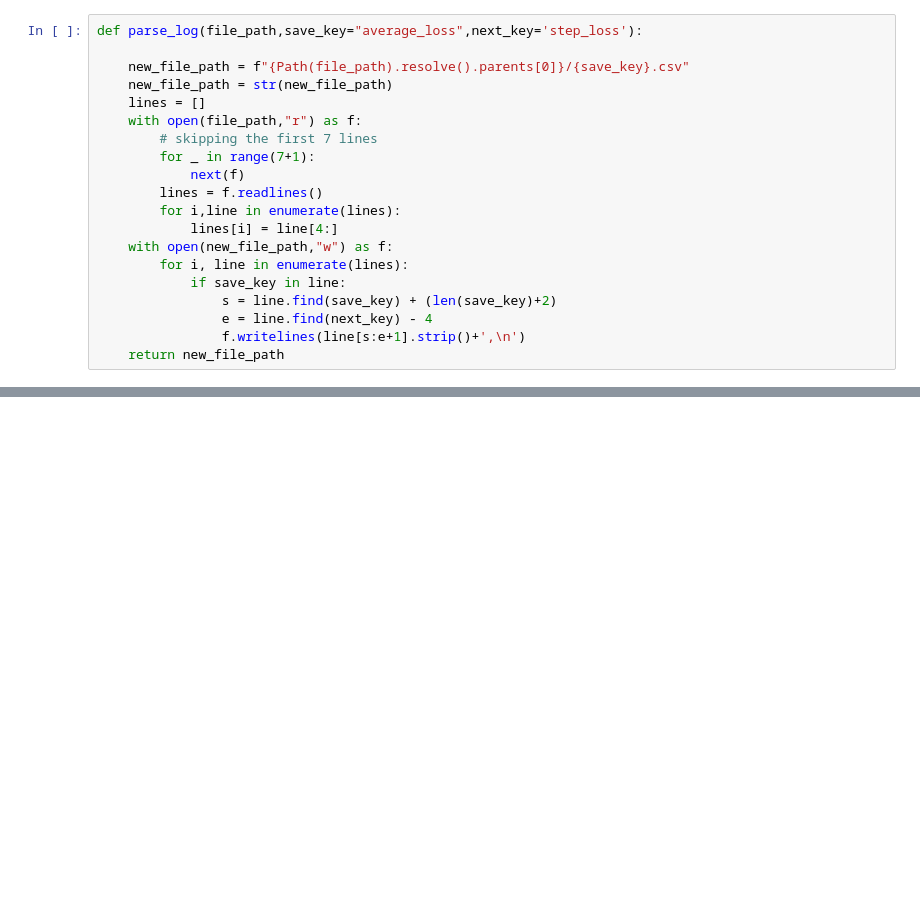
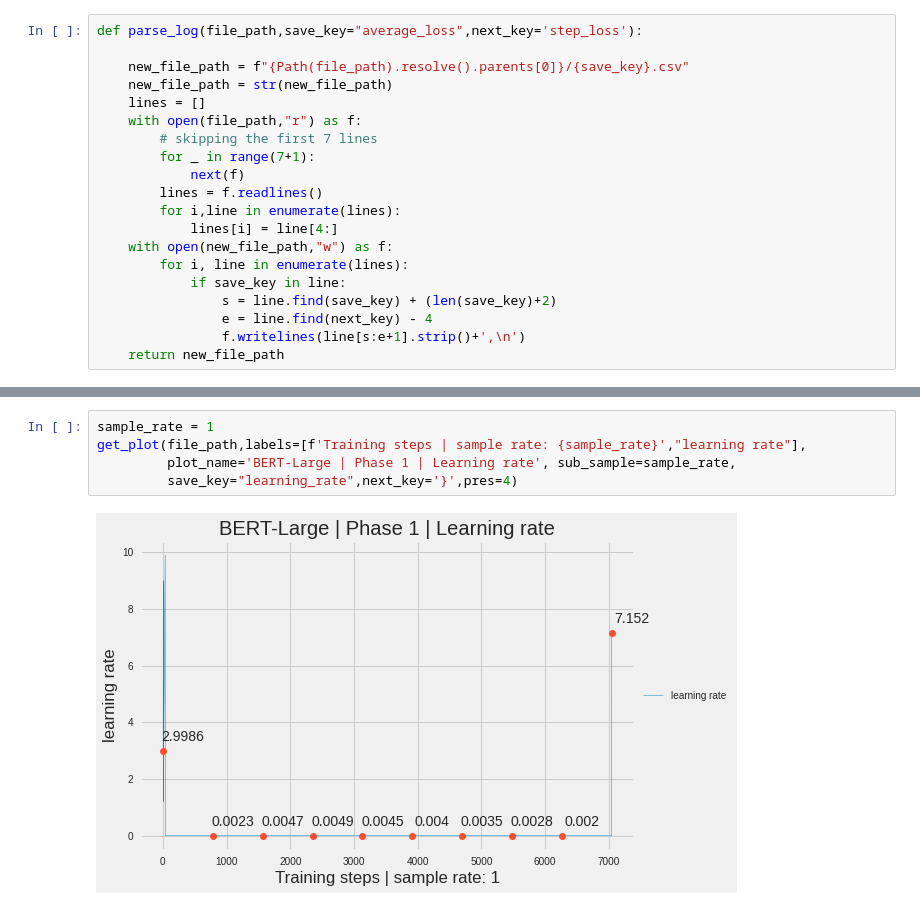
Before and after one commit to satya-karthik/DeepLearningExamples, a Jupyter notebook: PyTorch/LanguageModeling/BERT/testing_and_visualization.ipynb, the cells around one changed output, grey strips where cells are left out. Saved outputs shown, nothing was run; the diff lists cells and outputs as text; blank space fills up the shorter version.

```diff
--- a/PyTorch/LanguageModeling/BERT/testing_and_visualization.ipynb
+++ b/PyTorch/LanguageModeling/BERT/testing_and_visualization.ipynb
@@ -72,0 +99,7 @@ def get_plot(log_path, labels, plot_name, sub_sample=None, save_key="average_los
+# %%
+sample_rate = 1
+get_plot(file_path,labels=[f'Training steps | sample rate: {sample_rate}',"learning rate"],
+         plot_name='BERT-Large | Phase 1 | Learning rate', sub_sample=sample_rate,
+         save_key="learning_rate",next_key='}',pres=4)
+# %% [output]
+[figure, added]
```
Also changed, not shown: parts of 27 cells of this notebook, 3 other files.
